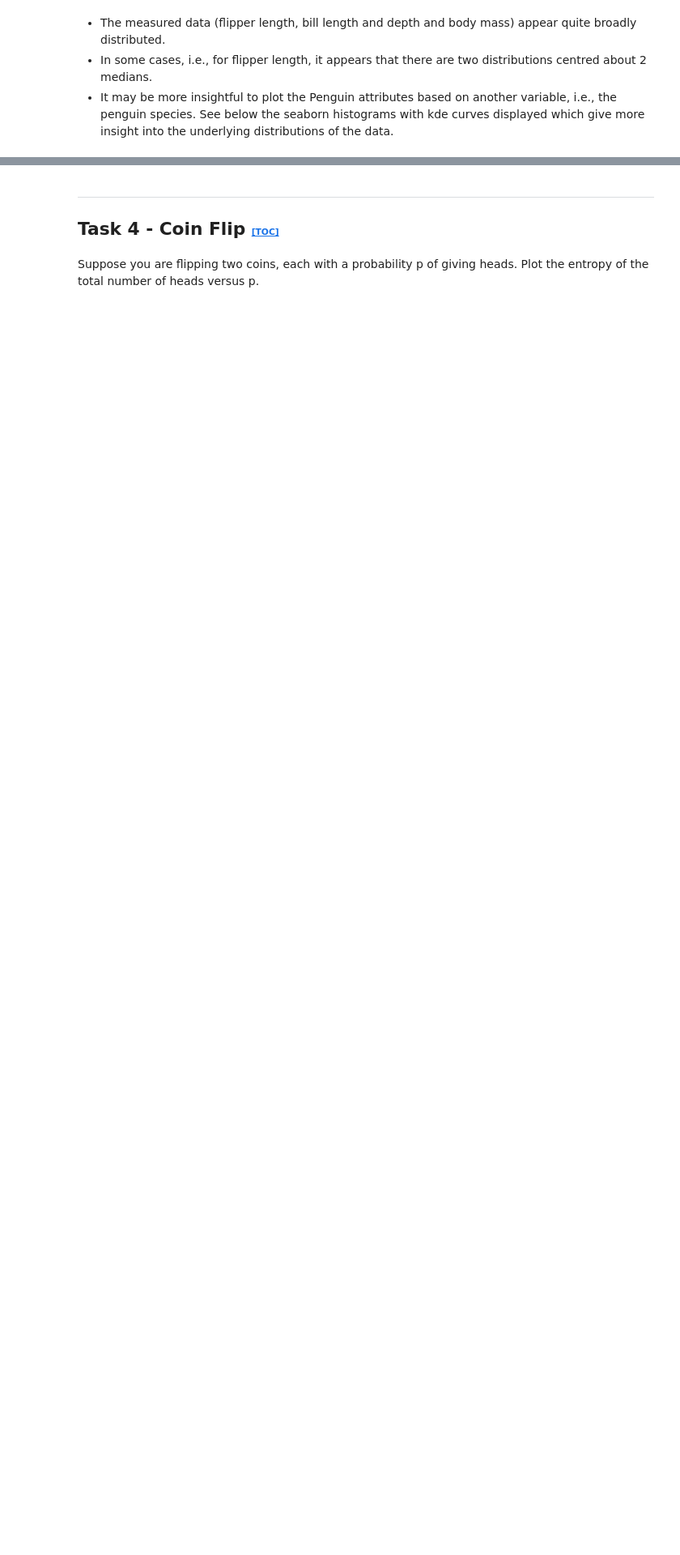
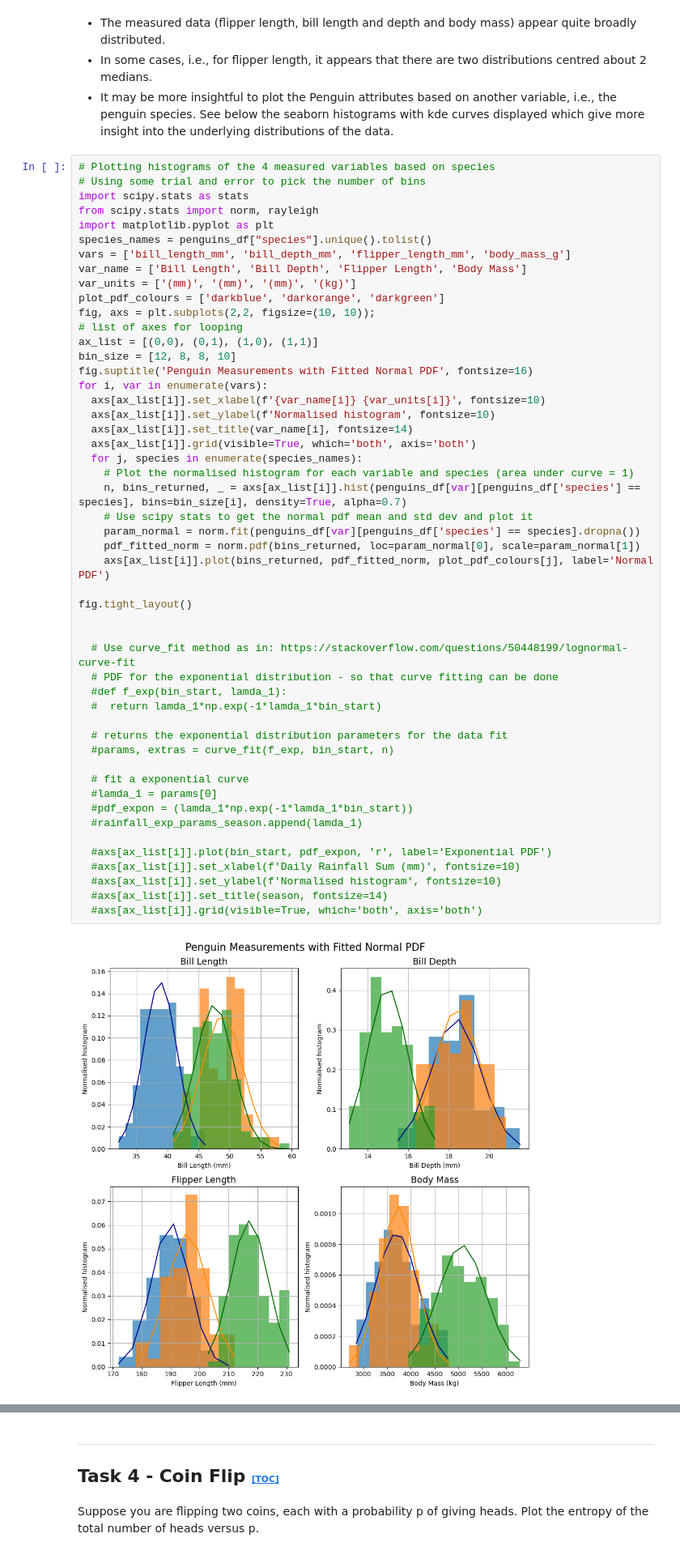
Before and after one commit to Eilis9/Fund_DA, a Jupyter notebook: tasks.ipynb, the cells around one changed output, grey strips where cells are left out. Shown at 81% size. Cells and saved outputs as stored; diff of their text form; blank space fills up the shorter version.

```diff
--- a/tasks.ipynb
+++ b/tasks.ipynb
@@ -250,3 +250,55 @@ fig.tight_layout()
 - The measured data (flipper length, bill length and depth and body mass) appear quite broadly distributed.
 - In some cases, i.e., for flipper length, it appears that there are two distributions centred about 2 medians.
 - It may be more insightful to plot the Penguin attributes based on another variable, i.e., the penguin species. See below the seaborn histograms with kde curves displayed which give more insight into the underlying distributions of the data.
+# %%
+# Plotting histograms of the 4 measured variables based on species
+# Using some trial and error to pick the number of bins
+import scipy.stats as stats
+from scipy.stats import norm, rayleigh
+import matplotlib.pyplot as plt
+species_names = penguins_df["species"].unique().tolist()
+vars = ['bill_length_mm', 'bill_depth_mm', 'flipper_length_mm', 'body_mass_g']
+var_name = ['Bill Length', 'Bill Depth', 'Flipper Length', 'Body Mass']
+var_units = ['(mm)', '(mm)', '(mm)', '(kg)']
+plot_pdf_colours = ['darkblue', 'darkorange', 'darkgreen']
+fig, axs = plt.subplots(2,2, figsize=(10, 10));
+# list of axes for looping
+ax_list = [(0,0), (0,1), (1,0), (1,1)]
+bin_size = [12, 8, 8, 10]
+fig.suptitle('Penguin Measurements with Fitted Normal PDF', fontsize=16)
+for i, var in enumerate(vars):
+  axs[ax_list[i]].set_xlabel(f'{var_name[i]} {var_units[i]}', fontsize=10)
+  axs[ax_list[i]].set_ylabel(f'Normalised histogram', fontsize=10)
+  axs[ax_list[i]].set_title(var_name[i], fontsize=14)
+  axs[ax_list[i]].grid(visible=True, which='both', axis='both')
+  for j, species in enumerate(species_names):
+    # Plot the normalised histogram for each variable and species (area under curve = 1)
+    n, bins_returned, _ = axs[ax_list[i]].hist(penguins_df[var][penguins_df['species'] == species], bins=bin_size[i], density=True, alpha=0.7)
+    # Use scipy stats to get the normal pdf mean and std dev and plot it
+    param_normal = norm.fit(penguins_df[var][penguins_df['species'] == species].dropna())
+    pdf_fitted_norm = norm.pdf(bins_returned, loc=param_normal[0], scale=param_normal[1])
+    axs[ax_list[i]].plot(bins_returned, pdf_fitted_norm, plot_pdf_colours[j], label='Normal PDF')
+
+fig.tight_layout()
+
+
+  # Use curve_fit method as in: https://stackoverflow.com/questions/50448199/lognormal-curve-fit
+  # PDF for the exponential distribution - so that curve fitting can be done
+  #def f_exp(bin_start, lamda_1):
+  #  return lamda_1*np.exp(-1*lamda_1*bin_start)
+
+  # returns the exponential distribution parameters for the data fit
+  #params, extras = curve_fit(f_exp, bin_start, n)
+
+  # fit a exponential curve
+  #lamda_1 = params[0]
+  #pdf_expon = (lamda_1*np.exp(-1*lamda_1*bin_start))
+  #rainfall_exp_params_season.append(lamda_1)
+
+  #axs[ax_list[i]].plot(bin_start, pdf_expon, 'r', label='Exponential PDF')
+  #axs[ax_list[i]].set_xlabel(f'Daily Rainfall Sum (mm)', fontsize=10)
+  #axs[ax_list[i]].set_ylabel(f'Normalised histogram', fontsize=10)
+  #axs[ax_list[i]].set_title(season, fontsize=14)
+  #axs[ax_list[i]].grid(visible=True, which='both', axis='both')
+# %% [output]
+[figure, added]
```
Also changed, not shown: parts of 6 cells of this notebook.
